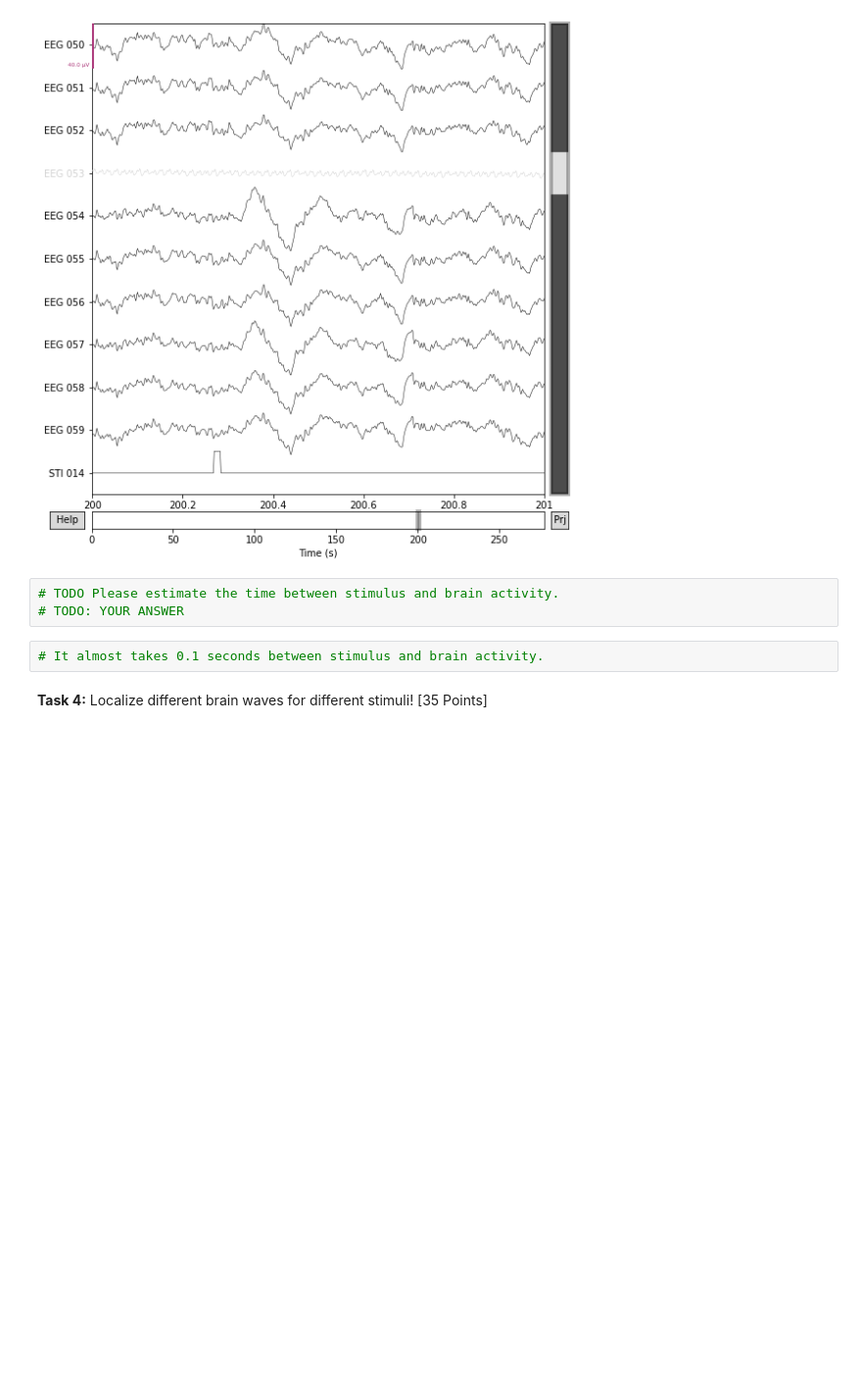
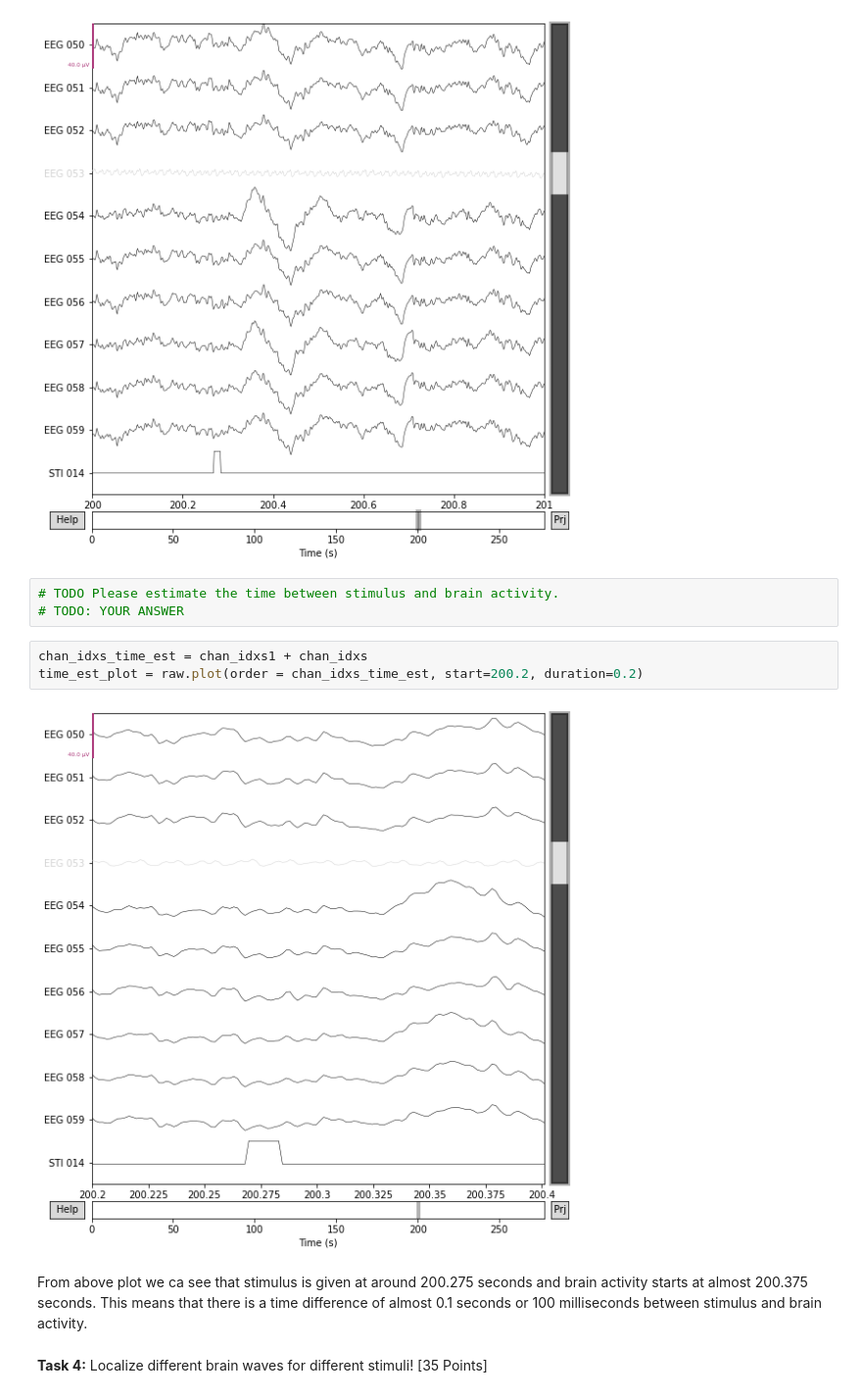
Before and after one commit to bostongfx/cs480student, a Jupyter notebook: 02/CS480_Assignment_2_Kunal_Jain.ipynb, the cells around one changed output. Shown at 98% size. Cells and saved outputs as stored; diff of their text form; blank space fills up the shorter version.

```diff
--- a/02/CS480_Assignment_2_Kunal_Jain.ipynb
+++ b/02/CS480_Assignment_2_Kunal_Jain.ipynb
@@ -116,8 +116,13 @@ test_plot = raw.plot(order = new_chan_idxs, start=200, duration=1)
 # %%
 # TODO Please estimate the time between stimulus and brain activity.
 # TODO: YOUR ANSWER
-# %%
-# It almost takes 0.1 seconds between stimulus and brain activity.
+# %%
+chan_idxs_time_est = chan_idxs1 + chan_idxs
+time_est_plot = raw.plot(order = chan_idxs_time_est, start=200.2, duration=0.2)
+# %% [output]
+[figure, added]
+# %% [markdown]
+From above plot we ca see that stimulus is given at around 200.275 seconds and brain activity starts at almost 200.375 seconds. This means that there is a time difference of almost 0.1 seconds or 100 milliseconds between stimulus and brain activity.
 # %% [markdown]
 **Task 4:** Localize different brain waves for different stimuli! [35 Points]
 # %%
```
Also changed, not shown: parts of 7 cells of this notebook.
